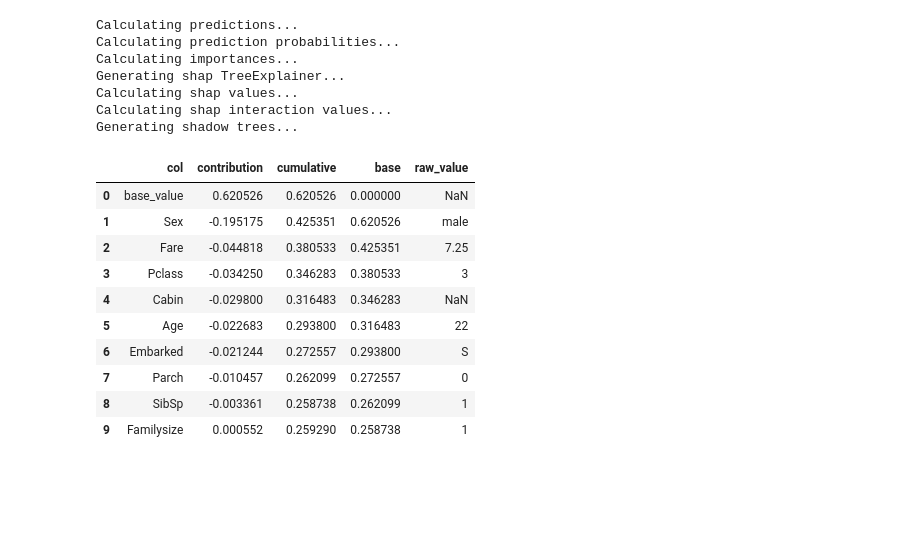
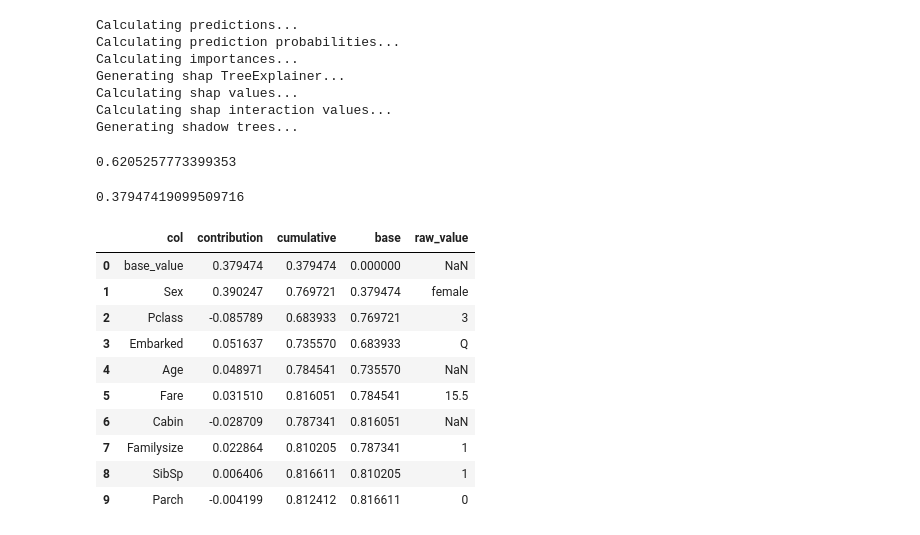
Before and after one commit to oegedijk/explainingtitanic, a Jupyter notebook: build-titanic-model.ipynb, the cells around one changed output. Drawn from its saved outputs; the diff is of its cells as text; code cells hidden in the pictures; blank space fills up the shorter version.

Commit message:
workaround for _shap_base_value bug

```diff
--- a/build-titanic-model.ipynb
+++ b/build-titanic-model.ipynb
@@ -281,20 +286,30 @@ Generating shap TreeExplainer...
 Calculating shap values...
 Calculating shap interaction values...
 Generating shadow trees...
+# %%
+explainer.shap_base_value
+# %% [output]
+0.6205257773399353
+# %%
+explainer._shap_base_value = None
+# %%
+explainer.shap_base_value
+# %% [output]
+0.37947419099509716
 # %%
-explainer.contrib_df(index=0)
+explainer.contrib_df(index=41)
 # %% [output]
 |  | col | contribution | cumulative | base | raw_value |
-| 0 | base_value | 0.620526 | 0.620526 | 0.000000 | NaN |
-| 1 | Sex | -0.195175 | 0.425351 | 0.620526 | male |
-| 2 | Fare | -0.044818 | 0.380533 | 0.425351 | 7.25 |
-| 3 | Pclass | -0.034250 | 0.346283 | 0.380533 | 3 |
-| 4 | Cabin | -0.029800 | 0.316483 | 0.346283 | NaN |
-| 5 | Age | -0.022683 | 0.293800 | 0.316483 | 22 |
-| 6 | Embarked | -0.021244 | 0.272557 | 0.293800 | S |
-| 7 | Parch | -0.010457 | 0.262099 | 0.272557 | 0 |
-| 8 | SibSp | -0.003361 | 0.258738 | 0.262099 | 1 |
-| 9 | Familysize | 0.000552 | 0.259290 | 0.258738 | 1 |
+| 0 | base_value | 0.379474 | 0.379474 | 0.000000 | NaN |
+| 1 | Sex | 0.390247 | 0.769721 | 0.379474 | female |
+| 2 | Pclass | -0.085789 | 0.683933 | 0.769721 | 3 |
+| 3 | Embarked | 0.051637 | 0.735570 | 0.683933 | Q |
+| 4 | Age | 0.048971 | 0.784541 | 0.735570 | NaN |
+| 5 | Fare | 0.031510 | 0.816051 | 0.784541 | 15.5 |
+| 6 | Cabin | -0.028709 | 0.787341 | 0.816051 | NaN |
+| 7 | Familysize | 0.022864 | 0.810205 | 0.787341 | 1 |
+| 8 | SibSp | 0.006406 | 0.816611 | 0.810205 | 1 |
+| 9 | Parch | -0.004199 | 0.812412 | 0.816611 | 0 |
 # %%
 explainer.plot_confusion_matrix()
 # %% [output]
```
Also changed, not shown: parts of 5 cells of this notebook, 3 other files.
